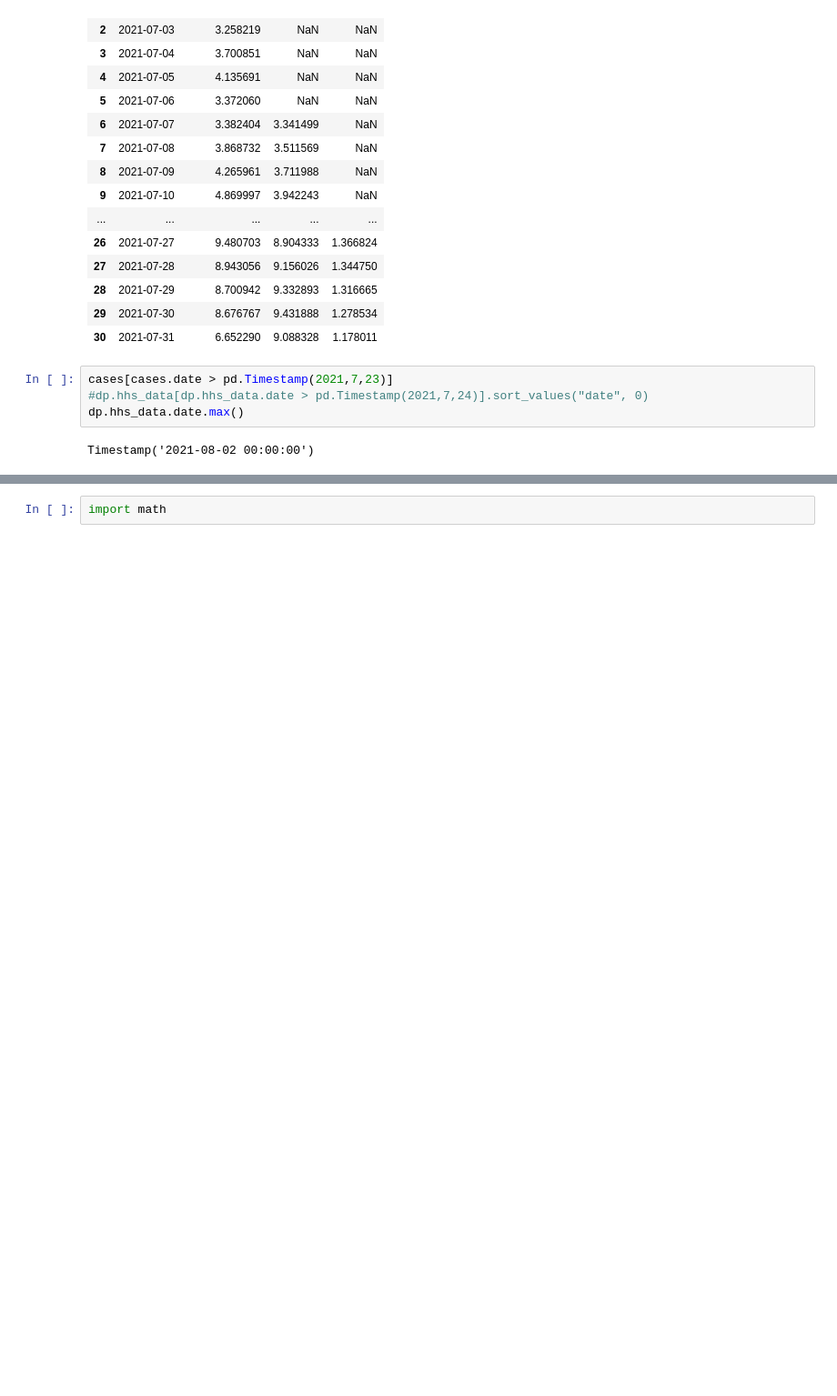
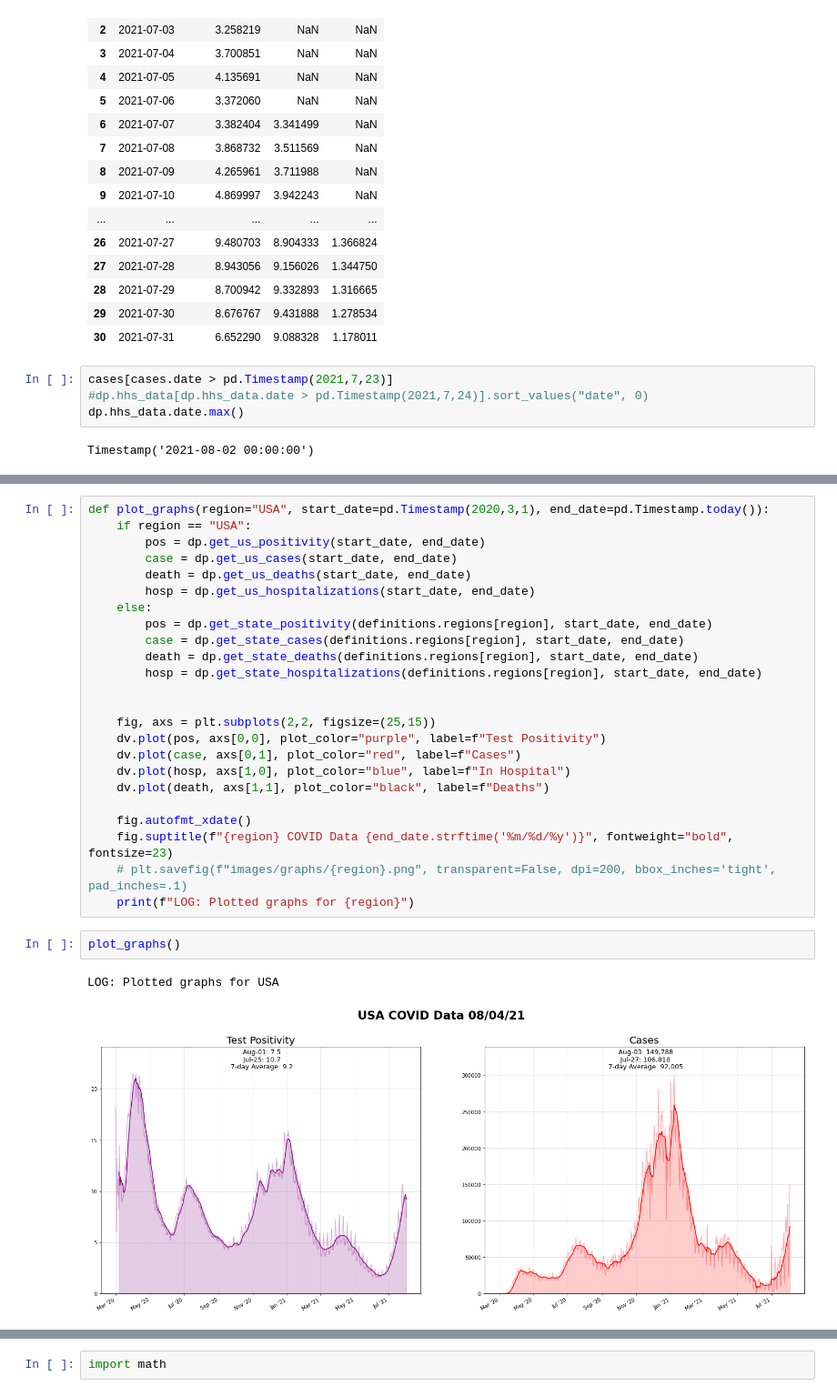
Before and after one commit to jonahdf/covid-twitter-bot, a Jupyter notebook: src/playground.ipynb, the cells around one changed output, grey strips where cells are left out. Shown at 91% size. Drawn from its saved outputs; the diff is of its cells as text; blank space fills up the shorter version.

```diff
--- a/src/playground.ipynb
+++ b/src/playground.ipynb
@@ -148,0 +142,29 @@ LOG: Plotted tables for Northeast
+# %%
+def plot_graphs(region="USA", start_date=pd.Timestamp(2020,3,1), end_date=pd.Timestamp.today()):
+    if region == "USA":
+        pos = dp.get_us_positivity(start_date, end_date)
+        case = dp.get_us_cases(start_date, end_date)
+        death = dp.get_us_deaths(start_date, end_date)
+        hosp = dp.get_us_hospitalizations(start_date, end_date)
+    else:
+        pos = dp.get_state_positivity(definitions.regions[region], start_date, end_date)
+        case = dp.get_state_cases(definitions.regions[region], start_date, end_date)
+        death = dp.get_state_deaths(definitions.regions[region], start_date, end_date)
+        hosp = dp.get_state_hospitalizations(definitions.regions[region], start_date, end_date)
+
+
+    fig, axs = plt.subplots(2,2, figsize=(25,15))
+    dv.plot(pos, axs[0,0], plot_color="purple", label=f"Test Positivity")
+    dv.plot(case, axs[0,1], plot_color="red", label=f"Cases")
+    dv.plot(hosp, axs[1,0], plot_color="blue", label=f"In Hospital")
+    dv.plot(death, axs[1,1], plot_color="black", label=f"Deaths")
+
+    fig.autofmt_xdate()
+    fig.suptitle(f"{region} COVID Data {end_date.strftime('%m/%d/%y')}", fontweight="bold", fontsize=23)
+    # plt.savefig(f"images/graphs/{region}.png", transparent=False, dpi=200, bbox_inches='tight', pad_inches=.1)
+    print(f"LOG: Plotted graphs for {region}")
+# %%
+plot_graphs()
+# %% [output]
+LOG: Plotted graphs for USA
+[figure, added]
```
Also changed, not shown: parts of 9 cells of this notebook, 3 other files.
